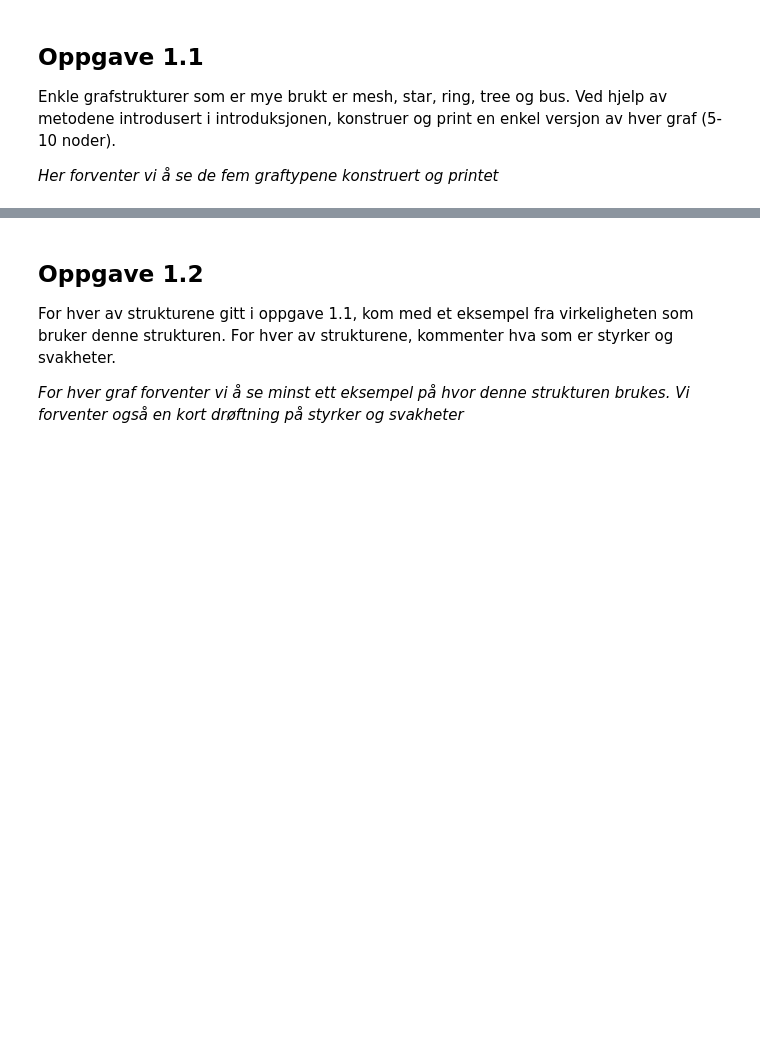
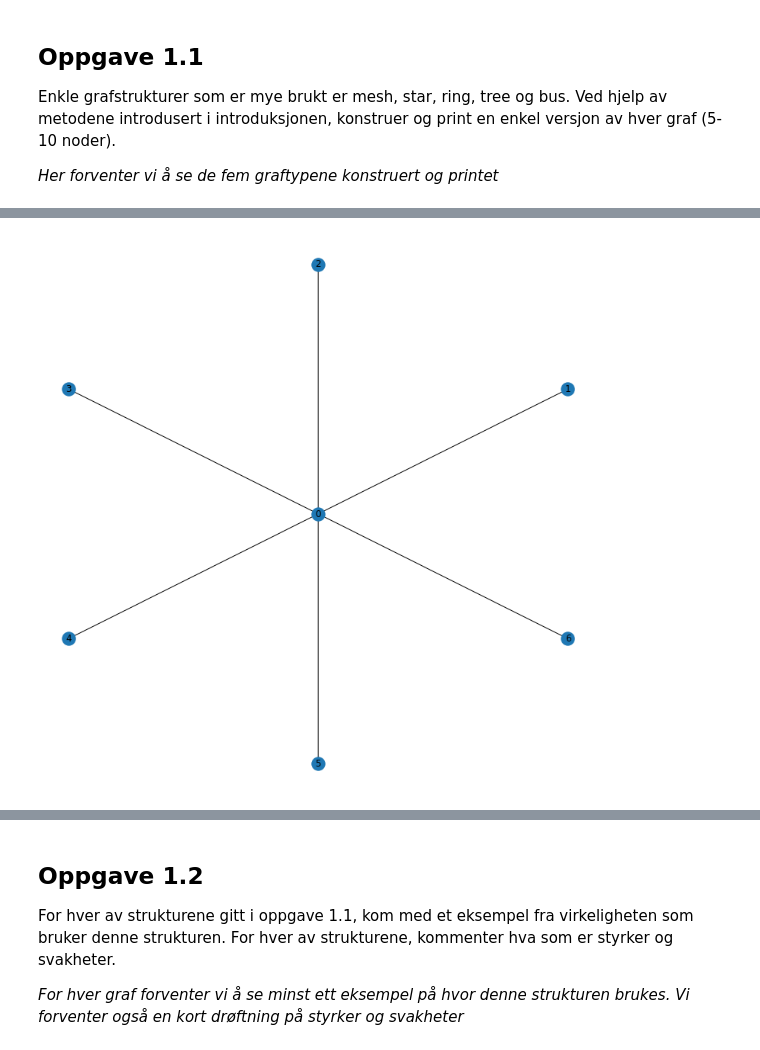
Before and after one commit to Eeaeau/TTM4185, a Jupyter notebook: Oving3-revidert-v1.ipynb, the cells around one changed output, grey strips where cells are left out. Cells and saved outputs as stored; diff of their text form; code cells hidden in the pictures; blank space fills up the shorter version.

```diff
--- a/Oving3-revidert-v1.ipynb
+++ b/Oving3-revidert-v1.ipynb
@@ -128,0 +224,6 @@ Enkle grafstrukturer som er mye brukt er mesh, star, ring, tree og bus. Ved hjel
+# %%
+#Star
+star = StarGraph(6)
+star.draw()
+# %% [output]
+[figure, added]
```
Also changed, not shown: parts of 46 cells of this notebook, 1 other file.
